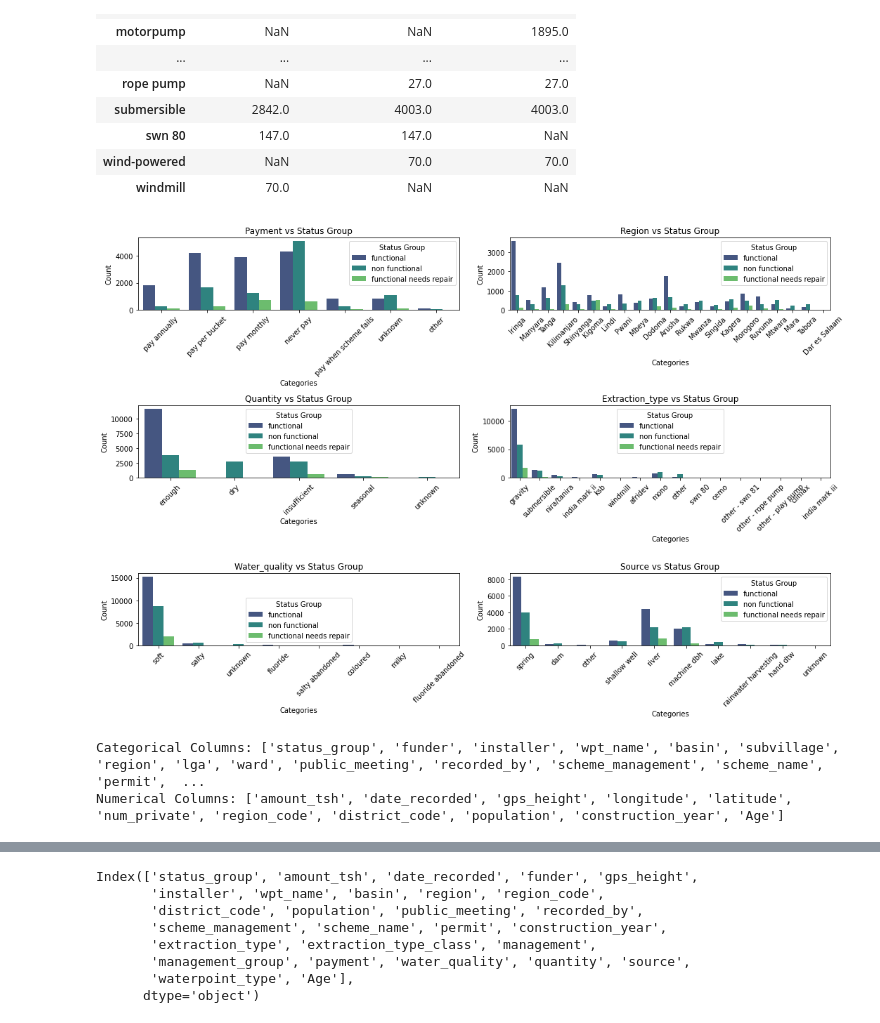
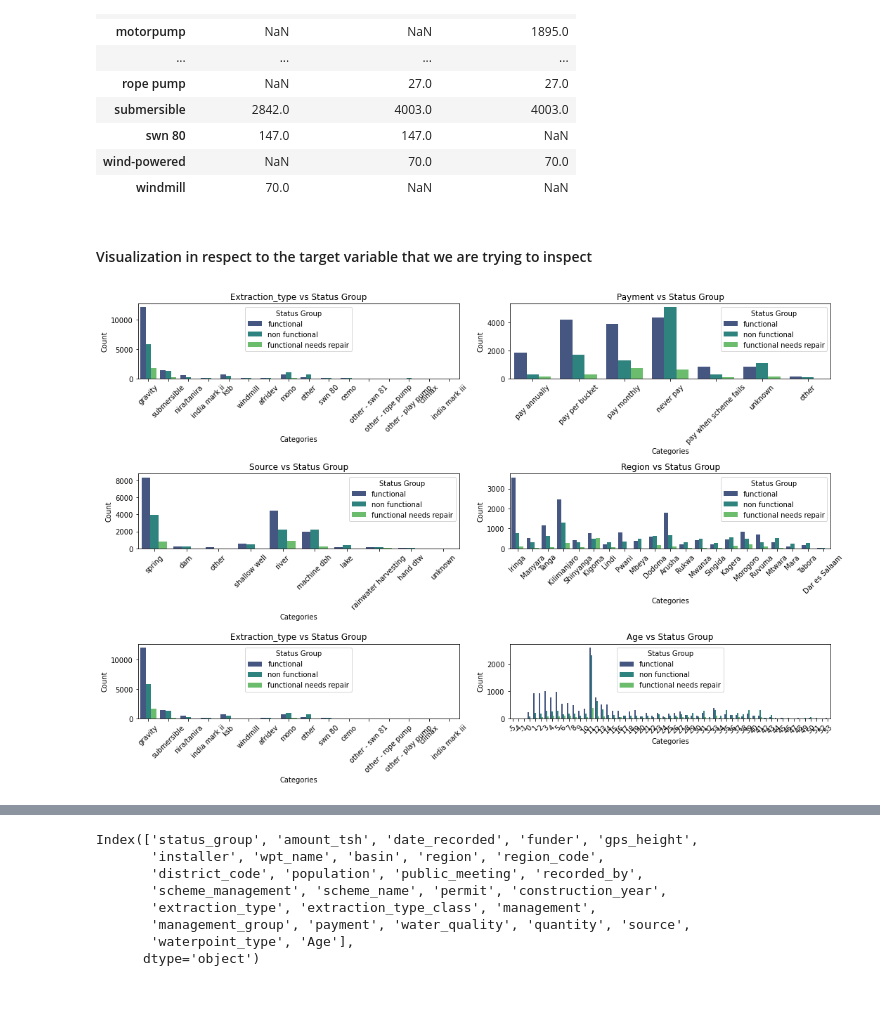
Before and after one commit to ENyawera/ML-Classification-project, a Jupyter notebook: notebook.ipynb, the cells around one changed output, grey strips where cells are left out. Saved outputs shown, nothing was run; the diff lists cells and outputs as text; code cells hidden in the pictures; blank space fills up the shorter version.

```diff
--- a/notebook.ipynb
+++ b/notebook.ipynb
@@ -489,48 +464,25 @@ value_counts_combined
 | swn 80 | 147.0 | 147.0 | NaN |
 | wind-powered | NaN | 70.0 | 70.0 |
 | windmill | 70.0 | NaN | NaN |
+# %% [markdown]
+#### Visualization in respect to the target variable that we are trying to inspect
 # %%
-columns_to_compare = ['payment', 'region', 'quantity', 'extraction_type','water_quality','source']
+columns_to_compare = ['extraction_type', 'payment','source' , 'region', 'extraction_type', 'Age']
 
 # Create subplots for count plots
 fig, axes = plt.subplots(nrows=3, ncols=2, figsize=(15, 10))
 
 # Plotting count plots for each column against 'status_group' on different axes
 for col, ax in zip(columns_to_compare, axes.flatten()):
     sns.countplot(data=train_df, x=col, hue='status_group', palette='viridis', ax=ax)
     ax.set_xlabel('Categories')
     ax.set_ylabel('Count')
     ax.set_title(f'{col.capitalize()} vs Status Group')
     ax.legend(title='Status Group')
     ax.tick_params(axis='x', rotation=45)
 
 # Adjust layout
 plt.tight_layout()
 plt.show()
 # %% [output]
-[figure, old version]
+[figure, new version]
-# %%
-class datatype:
-    def __init__(self, df):
-        self.df = df
-
-    def get_categorical_columns(self):
-        cat_cols = list(self.df.select_dtypes(include=['object']).columns)
-        for col in categorical_cols:
-            self.df[col] = self.df[col].astype('category')
-        return categorical_cols
-
-    def get_numerical_columns(self):
-        return list(self.df.select_dtypes(include=['number']).columns)
-
-separator = datatype(train_df)
-
-# Getting categorical and numerical columns
-cat_cols = separator.get_categorical_columns()
-numerical_cols = separator.get_numerical_columns()
-
-print("Categorical Columns:", categorical_cols1)
-print("Numerical Columns:", numerical_cols)
-# %% [output]
-Categorical Columns: ['status_group', 'funder', 'installer', 'wpt_name', 'basin', 'subvillage', 'region', 'lga', 'ward', 'public_meeting', 'recorded_by', 'scheme_management', 'scheme_name', 'permit',  ...
-Numerical Columns: ['amount_tsh', 'date_recorded', 'gps_height', 'longitude', 'latitude', 'num_private', 'region_code', 'district_code', 'population', 'construction_year', 'Age']
```
Also changed, not shown: parts of 48 cells of this notebook, 8 other files.
